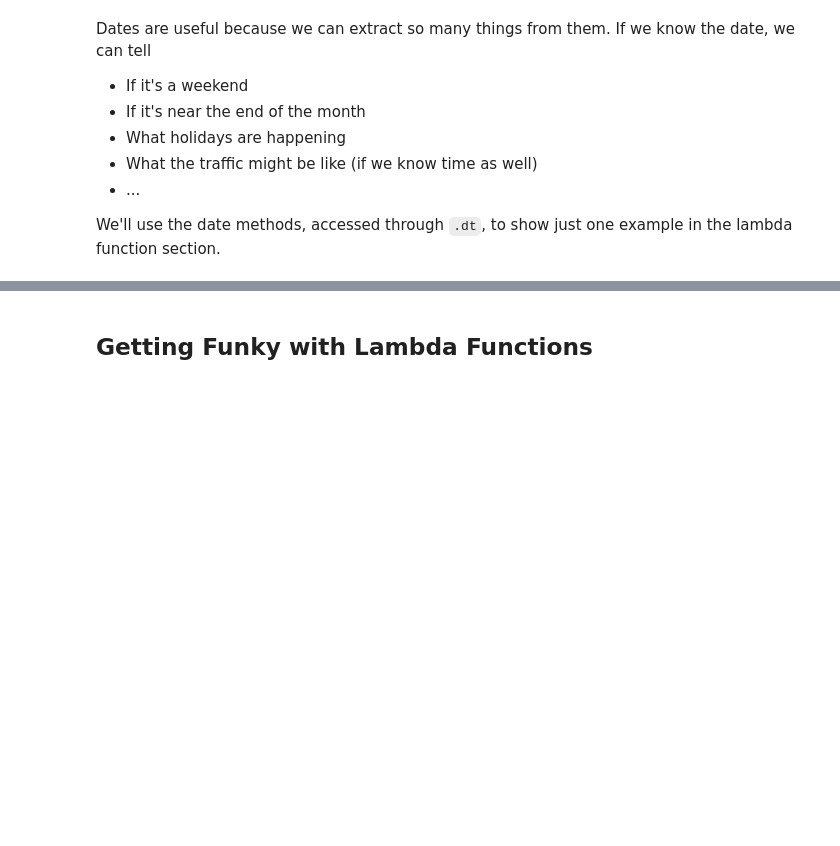
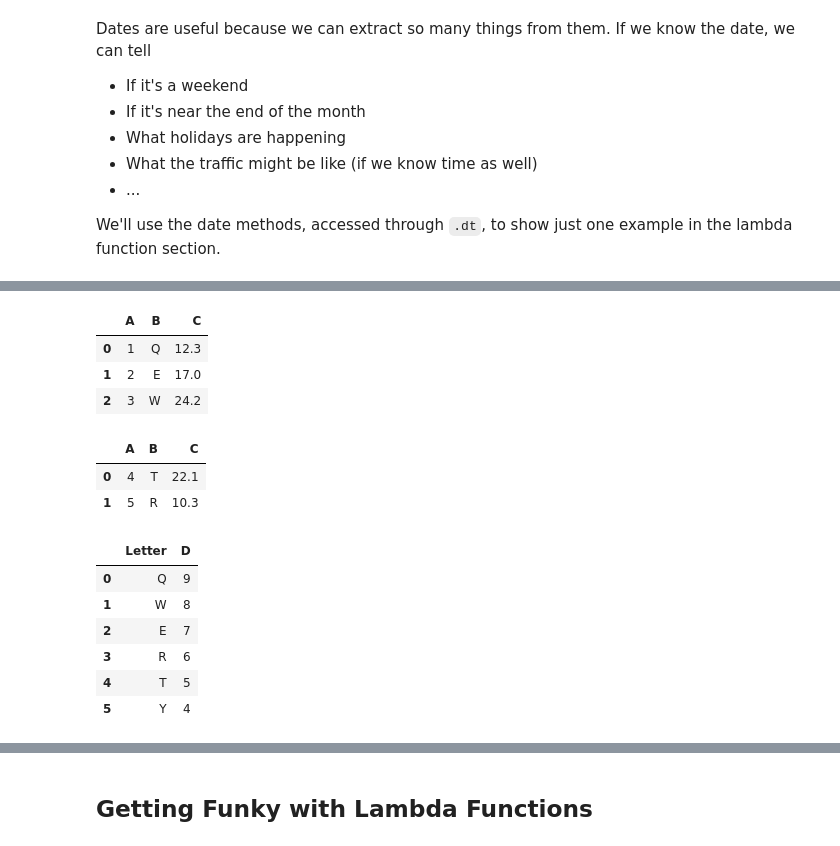
Before and after one commit to johnowhitaker/ds_zero, a Jupyter notebook: 02_Data_Cleaning_and_Visualization.ipynb, the cells around one changed output, grey strips where cells are left out. Saved outputs shown, nothing was run; the diff lists cells and outputs as text; code cells hidden in the pictures; blank space fills up the shorter version.

```diff
--- a/02_Data_Cleaning_and_Visualization.ipynb
+++ b/02_Data_Cleaning_and_Visualization.ipynb
@@ -397,0 +398,37 @@ We'll discuss these options each time we encounter missing data. For now, let's
+# %%
+df_a = pd.DataFrame({
+    'A':[1, 2, 3],
+    'B':['Q', 'E', 'W'],
+    'C':[12.3, 17, 24.2]
+})
+df_a
+# %% [output]
+|  | A | B | C |
+| 0 | 1 | Q | 12.3 |
+| 1 | 2 | E | 17.0 |
+| 2 | 3 | W | 24.2 |
+# %%
+df_b = pd.DataFrame({
+    'A':[4, 5],
+    'B':['T', 'R'],
+    'C':[22.1, 10.3]
+})
+df_b
+# %% [output]
+|  | A | B | C |
+| 0 | 4 | T | 22.1 |
+| 1 | 5 | R | 10.3 |
+# %%
+df_c = pd.DataFrame({
+    'Letter':['Q', 'W', 'E', 'R', 'T', 'Y'],
+    'D':[9, 8, 7, 6, 5, 4]
+})
+df_c
+# %% [output]
+|  | Letter | D |
+| 0 | Q | 9 |
+| 1 | W | 8 |
+| 2 | E | 7 |
+| 3 | R | 6 |
+| 4 | T | 5 |
+| 5 | Y | 4 |
```
Also changed, not shown: parts of 15 cells of this notebook, 5 other files.
